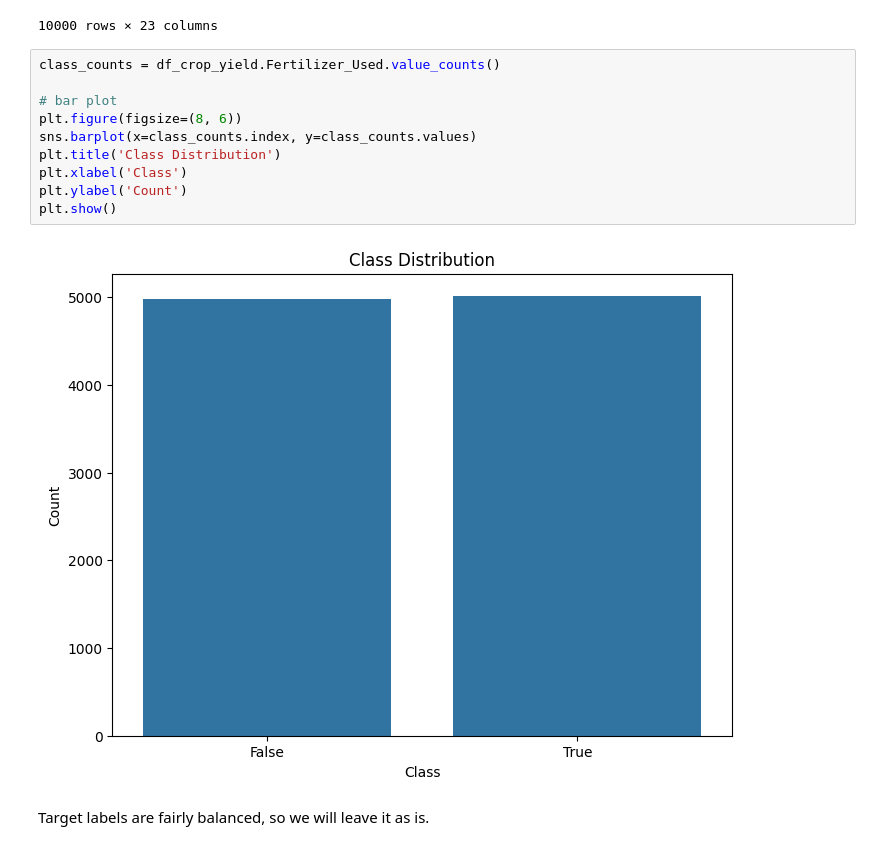
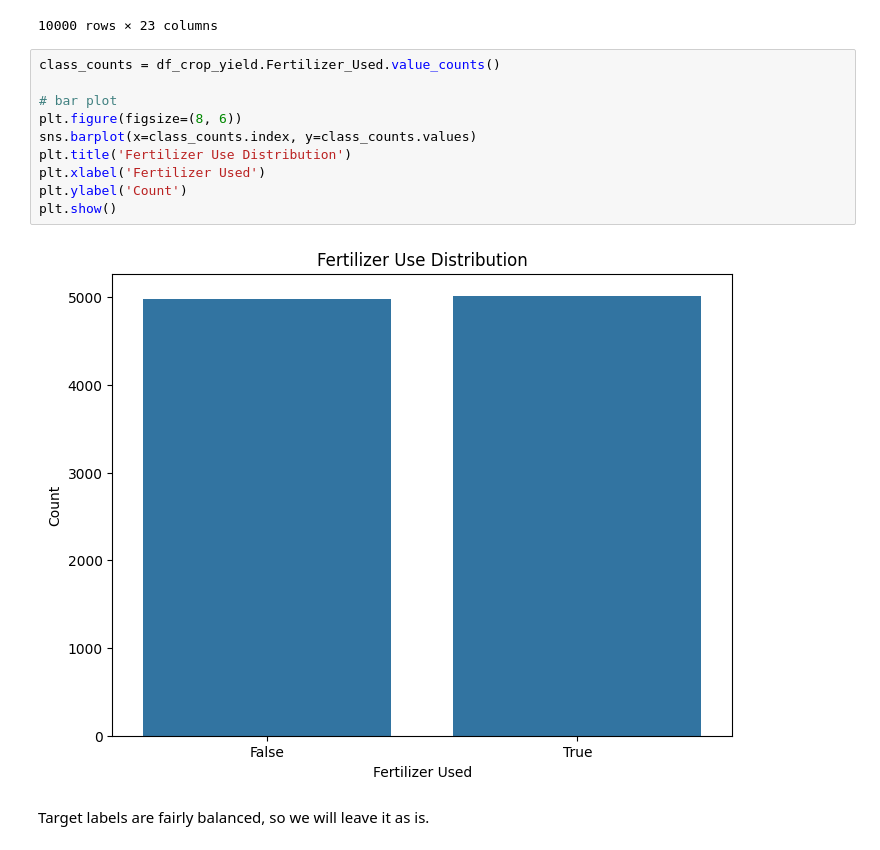
Before and after one commit to BlueJayVRStudio/CSCA5632_final, a Jupyter notebook: UnsupervisedLearningProject.ipynb, the cells around one changed output. Drawn from its saved outputs; the diff is of its cells as text.

```diff
--- a/UnsupervisedLearningProject.ipynb
+++ b/UnsupervisedLearningProject.ipynb
@@ -312,15 +312,15 @@ df_crop_yield
 # %%
 class_counts = df_crop_yield.Fertilizer_Used.value_counts()
 
 # bar plot
 plt.figure(figsize=(8, 6))
 sns.barplot(x=class_counts.index, y=class_counts.values)
-plt.title('Class Distribution')
-plt.xlabel('Class')
+plt.title('Fertilizer Use Distribution')
+plt.xlabel('Fertilizer Used')
 plt.ylabel('Count')
 plt.show()
 # %% [output]
-[figure, old version]
+[figure, new version]
 # %% [markdown]
 Target labels are fairly balanced, so we will leave it as is.
 # %% [markdown]
```
Also changed, not shown: parts of 6 cells of this notebook.
